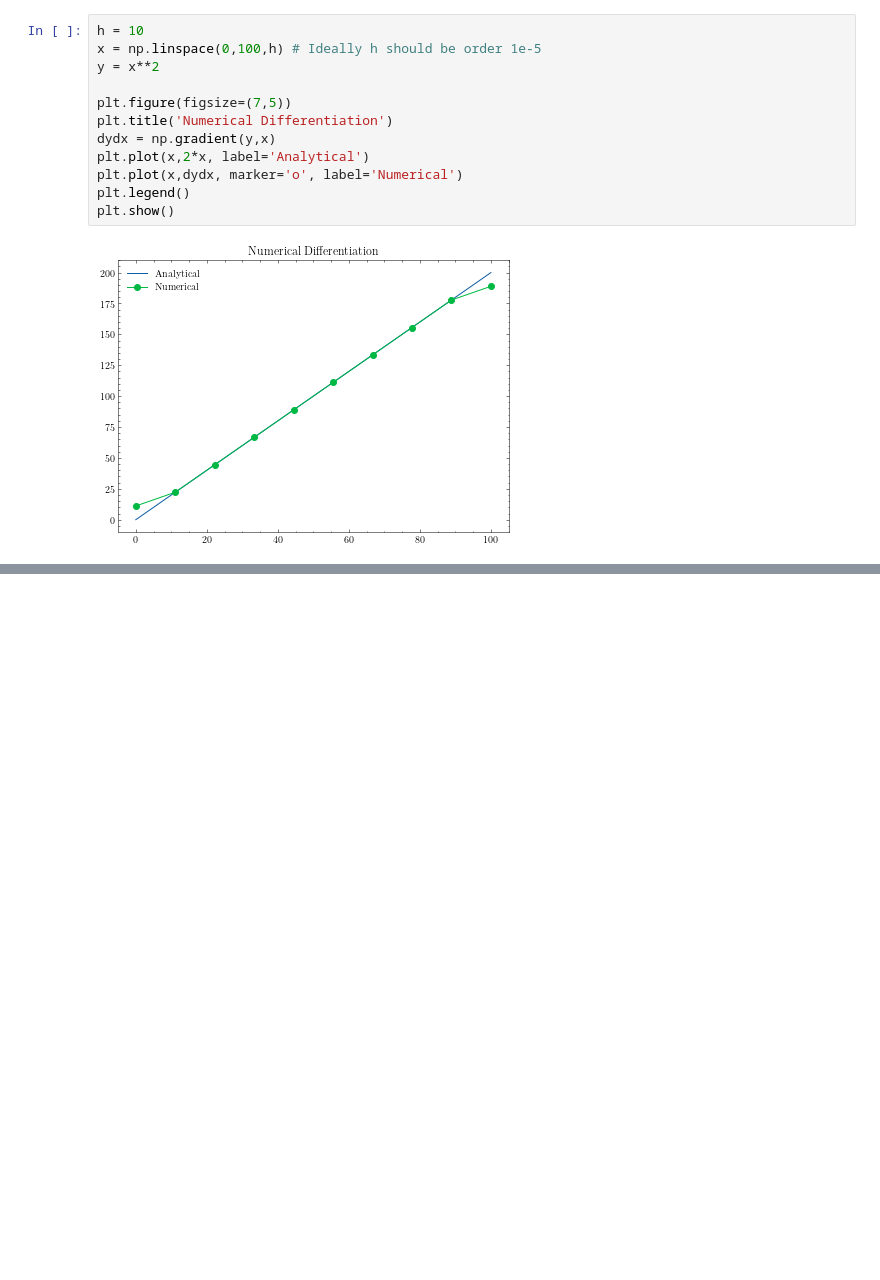
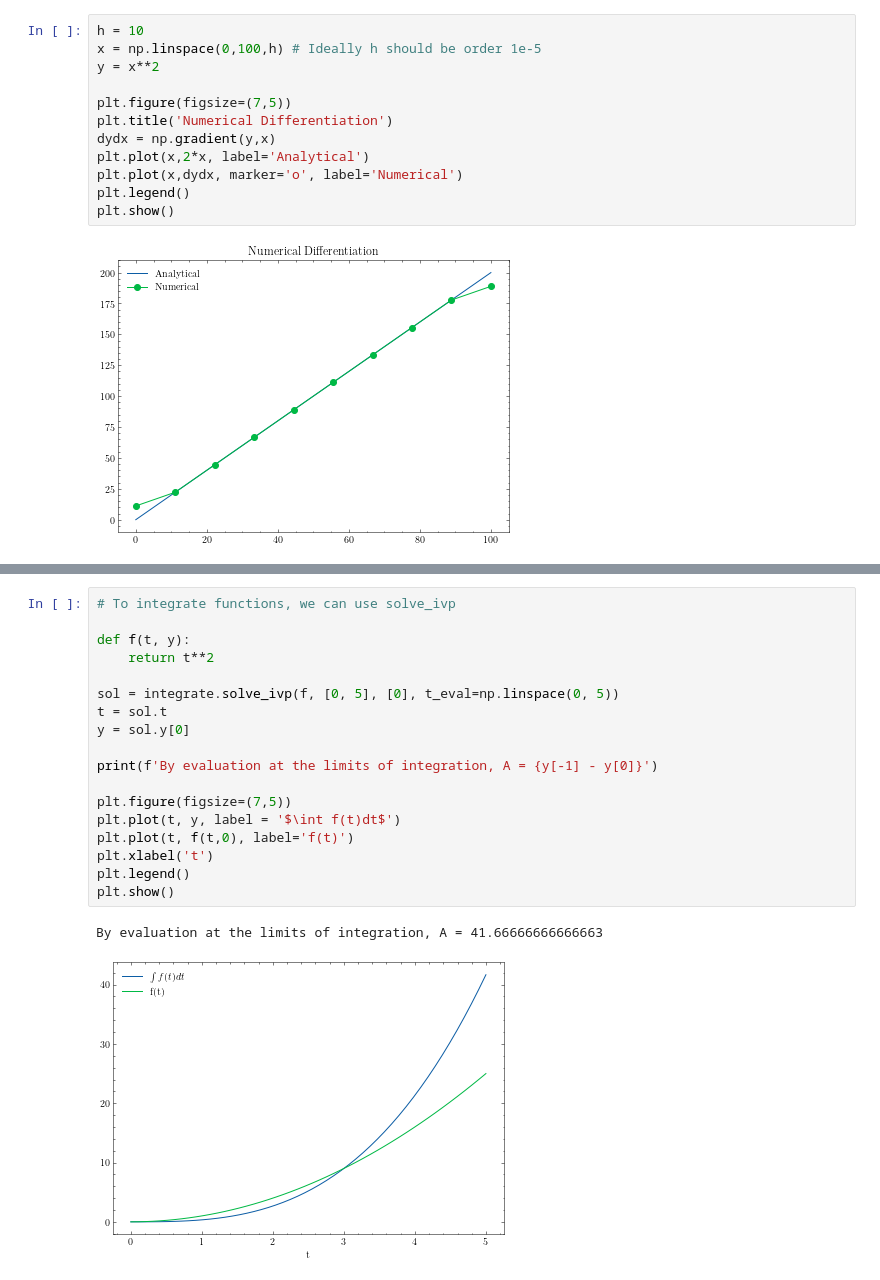
Before and after one commit to franklinzppa/studies-physics, a Jupyter notebook: math-tools.ipynb, the cells around one changed output, grey strips where cells are left out. Drawn from its saved outputs; the diff is of its cells as text; blank space fills up the shorter version.

```diff
--- a/math-tools.ipynb
+++ b/math-tools.ipynb
@@ -294,0 +325,21 @@ plt.show()
+# %%
+# To integrate functions, we can use solve_ivp
+
+def f(t, y):
+    return t**2
+
+sol = integrate.solve_ivp(f, [0, 5], [0], t_eval=np.linspace(0, 5))
+t = sol.t
+y = sol.y[0]
+
+print(f'By evaluation at the limits of integration, A = {y[-1] - y[0]}')
+
+plt.figure(figsize=(7,5))
+plt.plot(t, y, label = '$\int f(t)dt$')
+plt.plot(t, f(t,0), label='f(t)')
+plt.xlabel('t')
+plt.legend()
+plt.show()
+# %% [output]
+By evaluation at the limits of integration, A = 41.66666666666663
+[figure, added]
```
Also changed, not shown: parts of 3 cells of this notebook, 1 other file.
